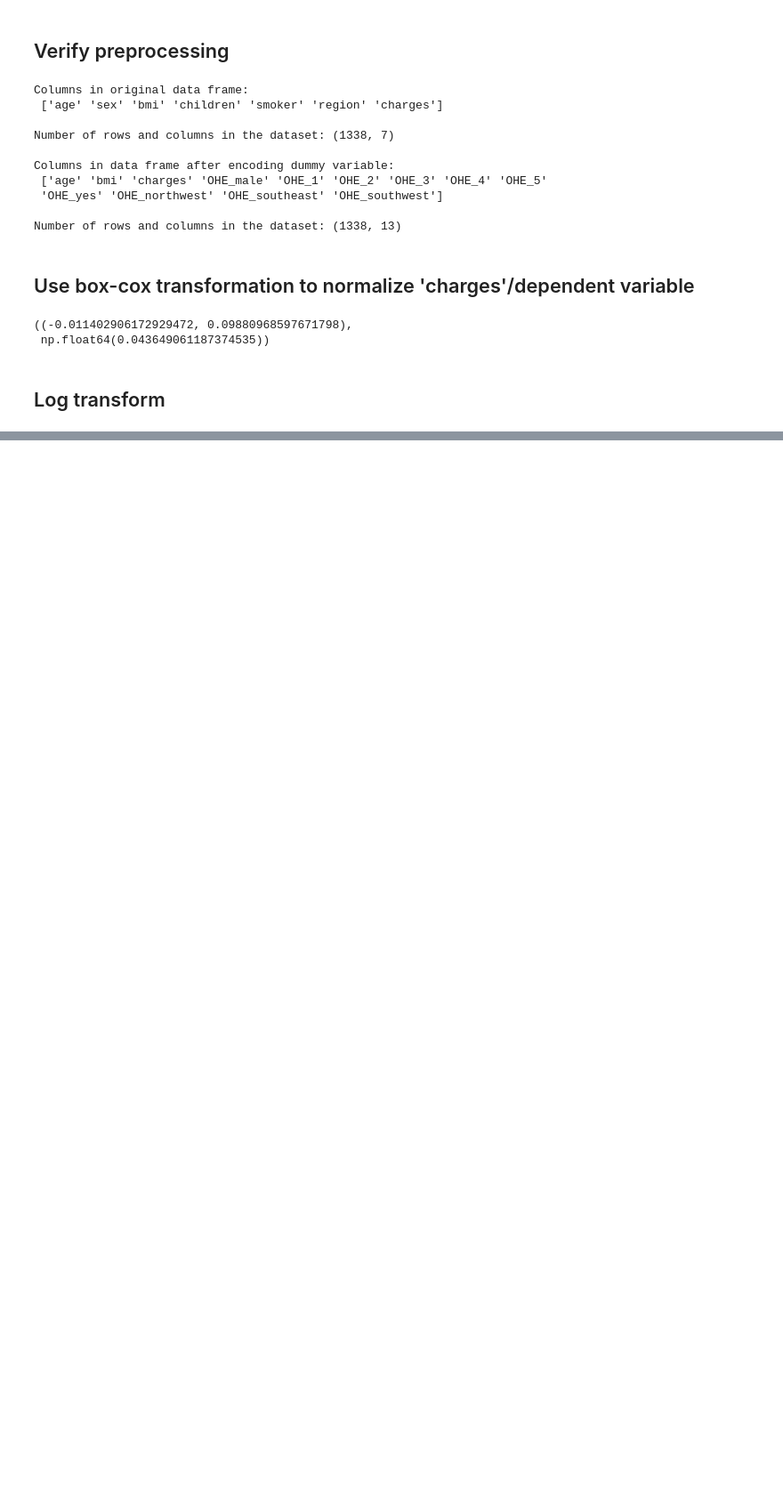
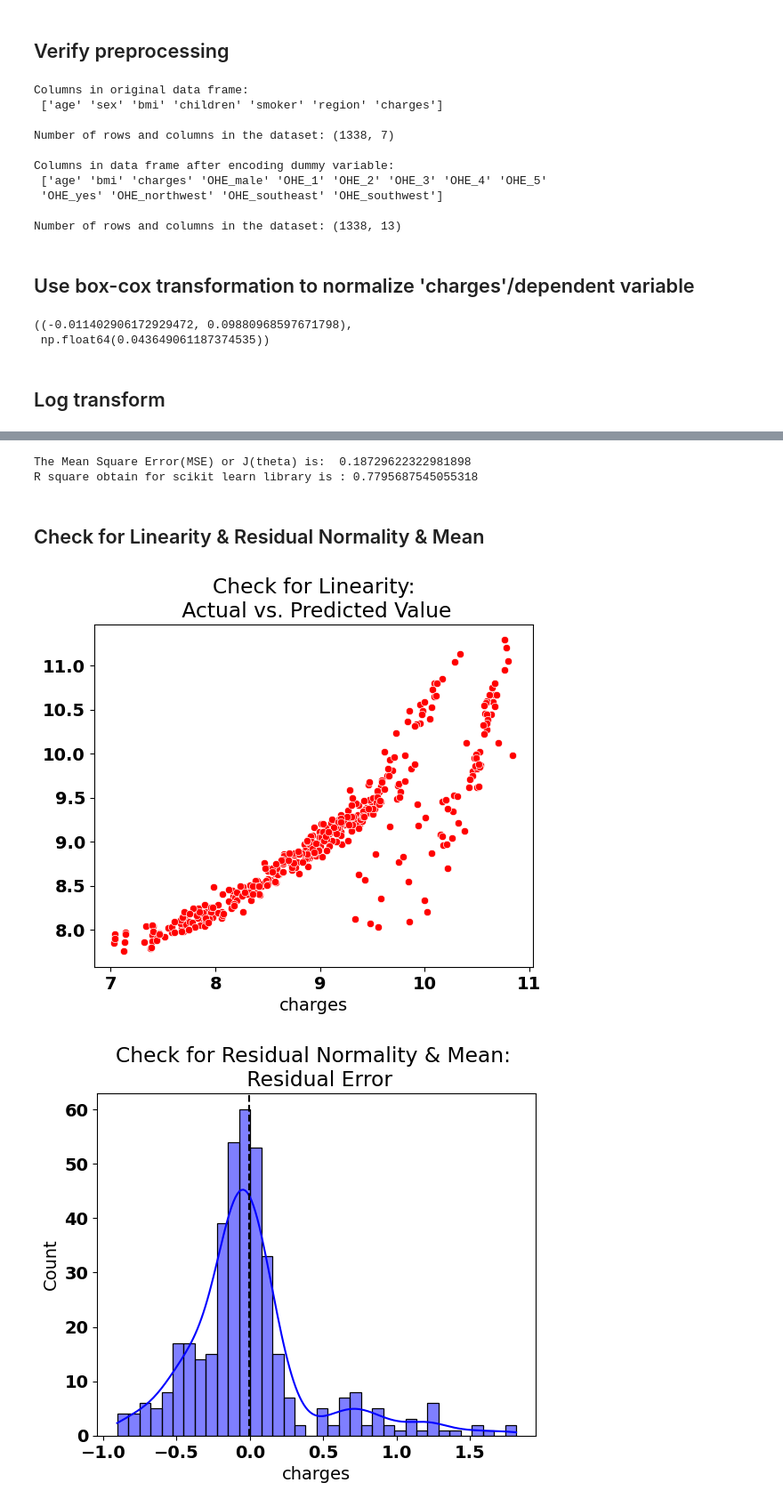
Before and after one commit to justinijose/linear-regression-practice, a Jupyter notebook: lin_reg_1.ipynb, the cells around one changed output, grey strips where cells are left out. Shown: that part at 89% size. Cells and saved outputs as stored; diff of their text form; code cells hidden in the pictures; blank space fills up the shorter version.

```diff
--- a/lin_reg_1.ipynb
+++ b/lin_reg_1.ipynb
@@ -149,0 +155,9 @@ df_encode['charges'] = np.log(df_encode['charges'])
+# %%
+# Independent variables
+X = df_encode.drop('charges', axis=1)
+
+# Dependent variable
+y = df_encode['charges']
+
+# Create sets
+X_train, X_test, y_train, y_test = train_test_split(X, y, test_size=0.3, random_state=23)
@@ -149,0 +195,3 @@ df_encode['charges'] = np.log(df_encode['charges'])
+# %%
+lin_reg = LinearRegression()
+lin_reg.fit(X_train,y_train)
@@ -149,0 +247,2 @@ df_encode['charges'] = np.log(df_encode['charges'])
+# %%
+y_pred_sk = lin_reg.predict(X_test)
@@ -149,0 +259,33 @@ df_encode['charges'] = np.log(df_encode['charges'])
+# %%
+print('The Mean Square Error(MSE) or J(theta) is: ',J_mse_sk)
+print('R square obtain for scikit learn library is :',R_square_sk)
+# %% [output]
+The Mean Square Error(MSE) or J(theta) is:  0.18729622322981898
+R square obtain for scikit learn library is : 0.7795687545055318
+# %% [markdown]
+## Check for Linearity & Residual Normality & Mean
+# %%
+f = plt.figure(figsize=(14,5))
+ax = f.add_subplot(121)
+
+# Use keyword arguments x= and y=
+sns.scatterplot(x=y_test, y=y_pred_sk, ax=ax, color='r')
+ax.set_title('Check for Linearity:\n Actual vs. Predicted Value')
+
+f = plt.figure(figsize=(14,5))
+
+ax = f.add_subplot(122)
+
+# Plot the residuals (y_test - y_pred_sk)
+sns.histplot((y_test - y_pred_sk), ax=ax, color='b', kde=True)  # kde=True adds the kernel density estimate line
+
+# Add a vertical dotted line at the mean of the residuals
+ax.axvline((y_test - y_pred_sk).mean(), color='k', linestyle='--')
+
+# Add the title
+ax.set_title('Check for Residual Normality & Mean: \n Residual Error')
+
+plt.show()
+# %% [output]
+[figure, added]
+[figure, added]
```
Also changed, not shown: parts of 32 cells of this notebook, 1 other file.
